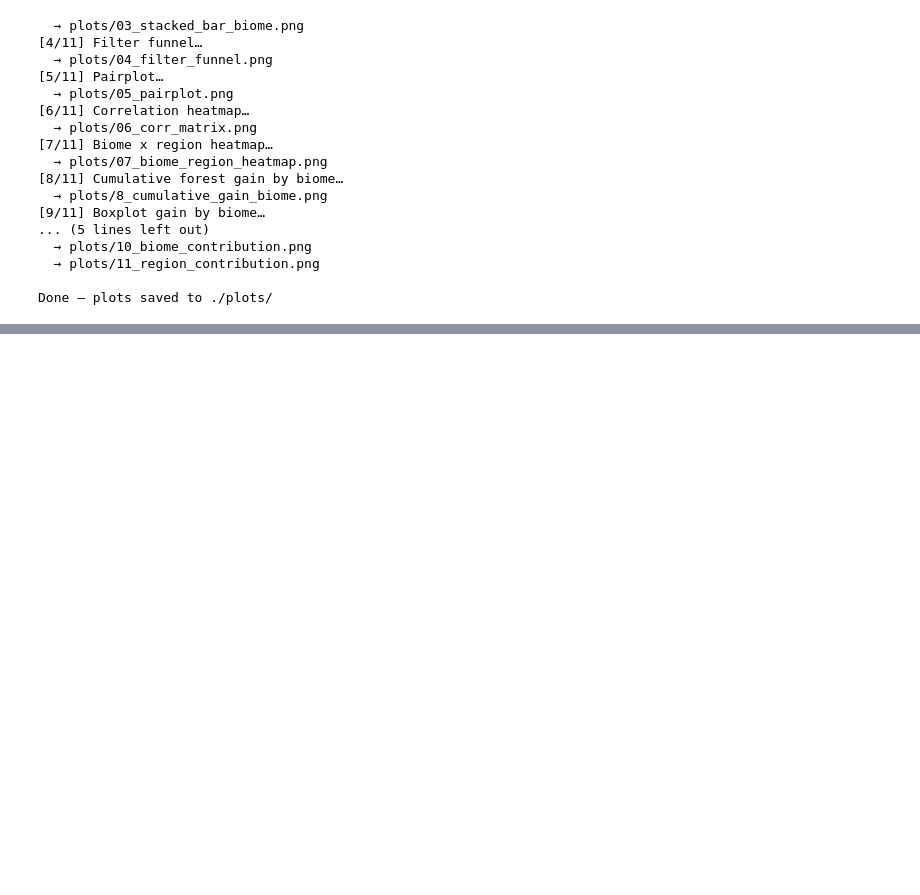
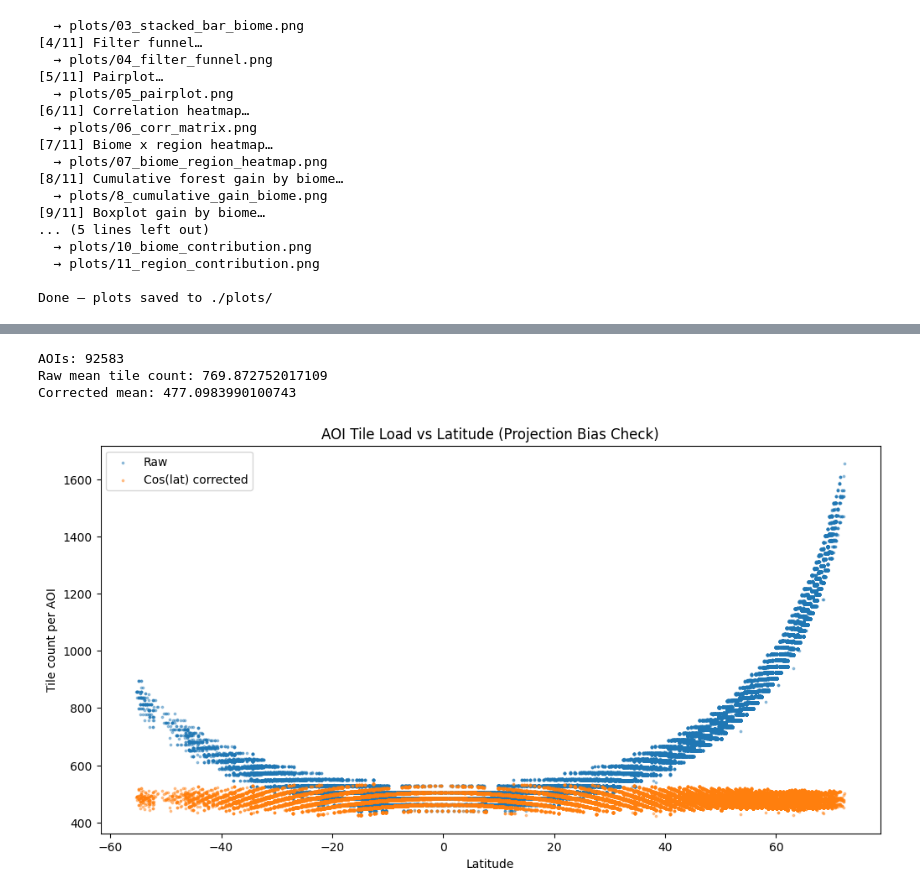
Before and after one commit to JamesBrockUoB/ForestGainFoundations, a Jupyter notebook: DataCollection/data_analysis.ipynb, the cells around one changed output, grey strips where cells are left out. Cells and saved outputs as stored; diff of their text form; code cells hidden in the pictures; blank space fills up the shorter version.

```diff
--- a/DataCollection/data_analysis.ipynb
+++ b/DataCollection/data_analysis.ipynb
@@ -1117,0 +1208,55 @@ Done — plots saved to ./plots/
+# %%
+import sqlite3
+import numpy as np
+import matplotlib.pyplot as plt
+
+DB_PATH = "data/tiles/tile_registry.db"
+
+conn = sqlite3.connect(DB_PATH)
+
+query = """
+SELECT
+    ta.aoi_id,
+    COUNT(*) AS tile_count,
+    AVG((t.min_lat + t.max_lat) / 2.0) AS avg_lat
+FROM tile_aois ta
+JOIN tiles t ON t.tile_id = ta.tile_id
+GROUP BY ta.aoi_id
+"""
+
+rows = conn.execute(query).fetchall()
+conn.close()
+
+tile_counts = np.array([r[1] for r in rows], dtype=np.float64)
+avg_lats = np.array([r[2] for r in rows], dtype=np.float64)
+
+# convert to radians
+lat_rad = np.radians(avg_lats)
+
+# Mercator correction factor
+correction = np.cos(lat_rad)
+
+# normalized tile load (removes projection inflation)
+normalized = tile_counts * correction
+
+# diagnostics
+print("AOIs:", len(tile_counts))
+print("Raw mean tile count:", tile_counts.mean())
+print("Corrected mean:", normalized.mean())
+
+plt.figure(figsize=(12, 6))
+
+plt.scatter(avg_lats, tile_counts, s=3, alpha=0.4, label="Raw")
+plt.scatter(avg_lats, normalized, s=3, alpha=0.4, label="Cos(lat) corrected")
+
+plt.title("AOI Tile Load vs Latitude (Projection Bias Check)")
+plt.xlabel("Latitude")
+plt.ylabel("Tile count per AOI")
+plt.legend()
+
+plt.show()
+# %% [output]
+AOIs: 92583
+Raw mean tile count: 769.872752017109
+Corrected mean: 477.0983990100743
+[figure, added]
```
Also changed, not shown: parts of 2 cells of this notebook, 12 other files.
